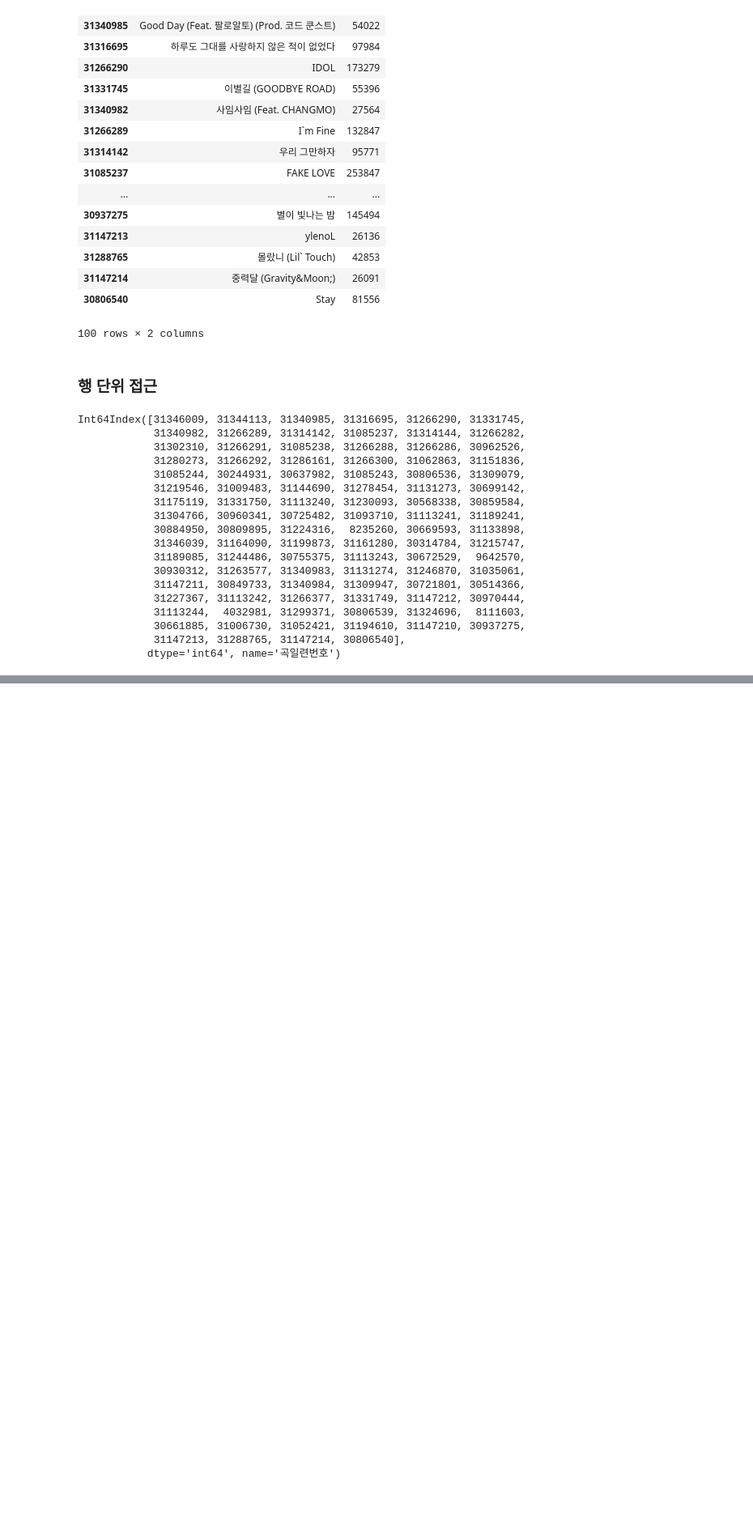
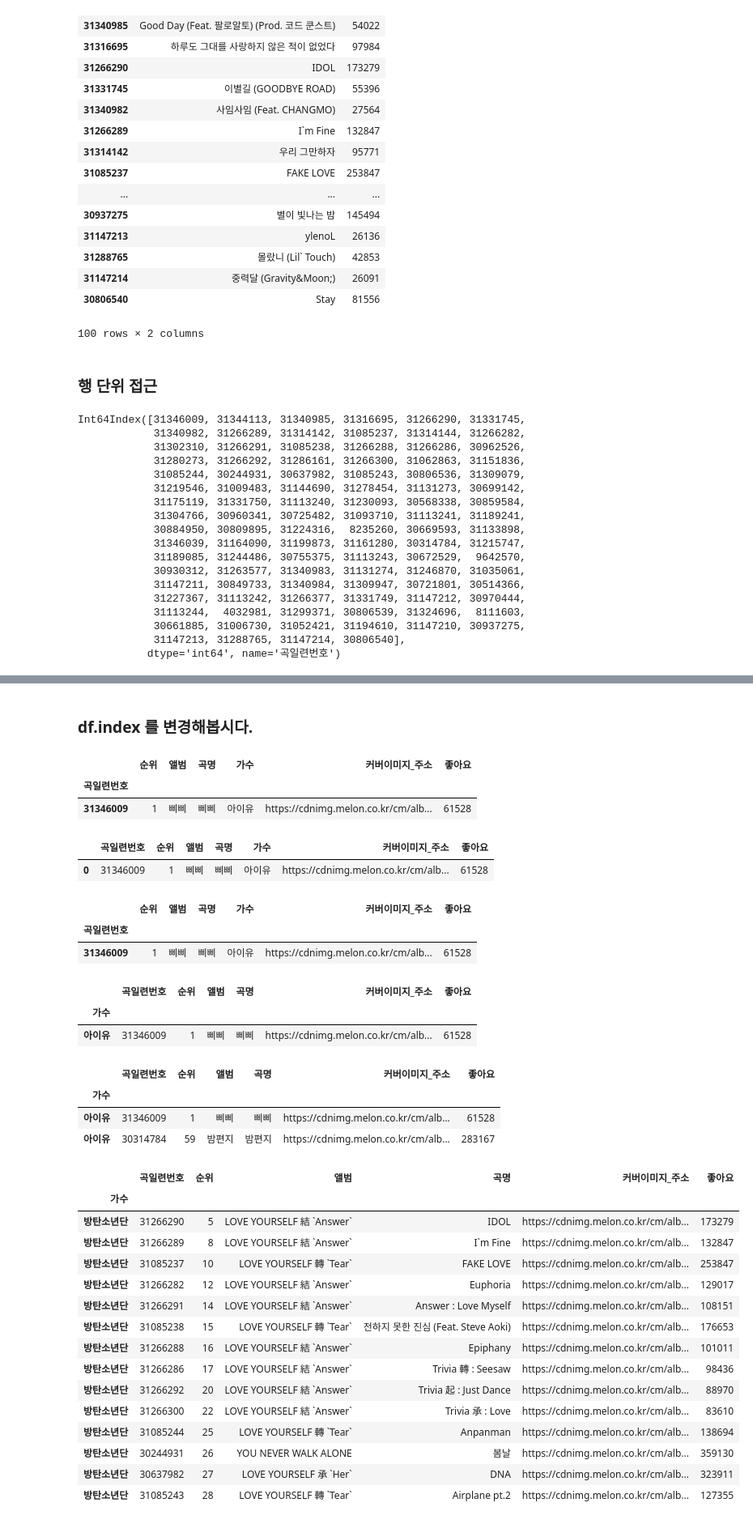
Before and after one commit to CodingSta/demo-201810-lge, a Jupyter notebook: 파이썬강의.ipynb, the cells around one changed output, grey strips where cells are left out. Shown at 81% size. Drawn from its saved outputs; the diff is of its cells as text; code cells hidden in the pictures; blank space fills up the shorter version.

```diff
--- a/파이썬강의.ipynb
+++ b/파이썬강의.ipynb
@@ -951,0 +1078,53 @@ df.loc[names]
+# %% [markdown]
+### df.index 를 변경해봅시다.
+# %%
+df.head(1)
+# %% [output]
+|  | 순위 | 앨범 | 곡명 | 가수 | 커버이미지_주소 | 좋아요 |
+| 곡일련번호 |  |  |  |  |  |  |
+| 31346009 | 1 | 삐삐 | 삐삐 | 아이유 | https://cdnimg.melon.co.kr/cm/alb... | 61528 |
+# %%
+df = pd.read_excel('엑셀_멜론차트_top100.xlsx')
+df.head(1)
+# %% [output]
+|  | 곡일련번호 | 순위 | 앨범 | 곡명 | 가수 | 커버이미지_주소 | 좋아요 |
+| 0 | 31346009 | 1 | 삐삐 | 삐삐 | 아이유 | https://cdnimg.melon.co.kr/cm/alb... | 61528 |
+# %%
+df.set_index('곡일련번호').head(1)
+# %% [output]
+|  | 순위 | 앨범 | 곡명 | 가수 | 커버이미지_주소 | 좋아요 |
+| 곡일련번호 |  |  |  |  |  |  |
+| 31346009 | 1 | 삐삐 | 삐삐 | 아이유 | https://cdnimg.melon.co.kr/cm/alb... | 61528 |
+# %%
+df_가수 = df.set_index('가수')
+df_가수.head(1)
+# %% [output]
+|  | 곡일련번호 | 순위 | 앨범 | 곡명 | 커버이미지_주소 | 좋아요 |
+| 가수 |  |  |  |  |  |  |
+| 아이유 | 31346009 | 1 | 삐삐 | 삐삐 | https://cdnimg.melon.co.kr/cm/alb... | 61528 |
+# %%
+df_가수.loc['아이유']
+# %% [output]
+|  | 곡일련번호 | 순위 | 앨범 | 곡명 | 커버이미지_주소 | 좋아요 |
+| 가수 |  |  |  |  |  |  |
+| 아이유 | 31346009 | 1 | 삐삐 | 삐삐 | https://cdnimg.melon.co.kr/cm/alb... | 61528 |
+| 아이유 | 30314784 | 59 | 밤편지 | 밤편지 | https://cdnimg.melon.co.kr/cm/alb... | 283167 |
+# %%
+df_가수.loc['방탄소년단']
+# %% [output]
+|  | 곡일련번호 | 순위 | 앨범 | 곡명 | 커버이미지_주소 | 좋아요 |
+| 가수 |  |  |  |  |  |  |
+| 방탄소년단 | 31266290 | 5 | LOVE YOURSELF 結 `Answer` | IDOL | https://cdnimg.melon.co.kr/cm/alb... | 173279 |
+| 방탄소년단 | 31266289 | 8 | LOVE YOURSELF 結 `Answer` | I`m Fine | https://cdnimg.melon.co.kr/cm/alb... | 132847 |
+| 방탄소년단 | 31085237 | 10 | LOVE YOURSELF 轉 `Tear` | FAKE LOVE | https://cdnimg.melon.co.kr/cm/alb... | 253847 |
+| 방탄소년단 | 31266282 | 12 | LOVE YOURSELF 結 `Answer` | Euphoria | https://cdnimg.melon.co.kr/cm/alb... | 129017 |
+| 방탄소년단 | 31266291 | 14 | LOVE YOURSELF 結 `Answer` | Answer : Love Myself | https://cdnimg.melon.co.kr/cm/alb... | 108151 |
+| 방탄소년단 | 31085238 | 15 | LOVE YOURSELF 轉 `Tear` | 전하지 못한 진심 (Feat. Steve Aoki) | https://cdnimg.melon.co.kr/cm/alb... | 176653 |
+| 방탄소년단 | 31266288 | 16 | LOVE YOURSELF 結 `Answer` | Epiphany | https://cdnimg.melon.co.kr/cm/alb... | 101011 |
+| 방탄소년단 | 31266286 | 17 | LOVE YOURSELF 結 `Answer` | Trivia 轉 : Seesaw | https://cdnimg.melon.co.kr/cm/alb... | 98436 |
+| 방탄소년단 | 31266292 | 20 | LOVE YOURSELF 結 `Answer` | Trivia 起 : Just Dance | https://cdnimg.melon.co.kr/cm/alb... | 88970 |
+| 방탄소년단 | 31266300 | 22 | LOVE YOURSELF 結 `Answer` | Trivia 承 : Love | https://cdnimg.melon.co.kr/cm/alb... | 83610 |
+| 방탄소년단 | 31085244 | 25 | LOVE YOURSELF 轉 `Tear` | Anpanman | https://cdnimg.melon.co.kr/cm/alb... | 138694 |
+| 방탄소년단 | 30244931 | 26 | YOU NEVER WALK ALONE | 봄날 | https://cdnimg.melon.co.kr/cm/alb... | 359130 |
+| 방탄소년단 | 30637982 | 27 | LOVE YOURSELF 承 `Her` | DNA | https://cdnimg.melon.co.kr/cm/alb... | 323911 |
+| 방탄소년단 | 31085243 | 28 | LOVE YOURSELF 轉 `Tear` | Airplane pt.2 | https://cdnimg.melon.co.kr/cm/alb... | 127355 |
```
Also changed, not shown: parts of 16 cells of this notebook.
